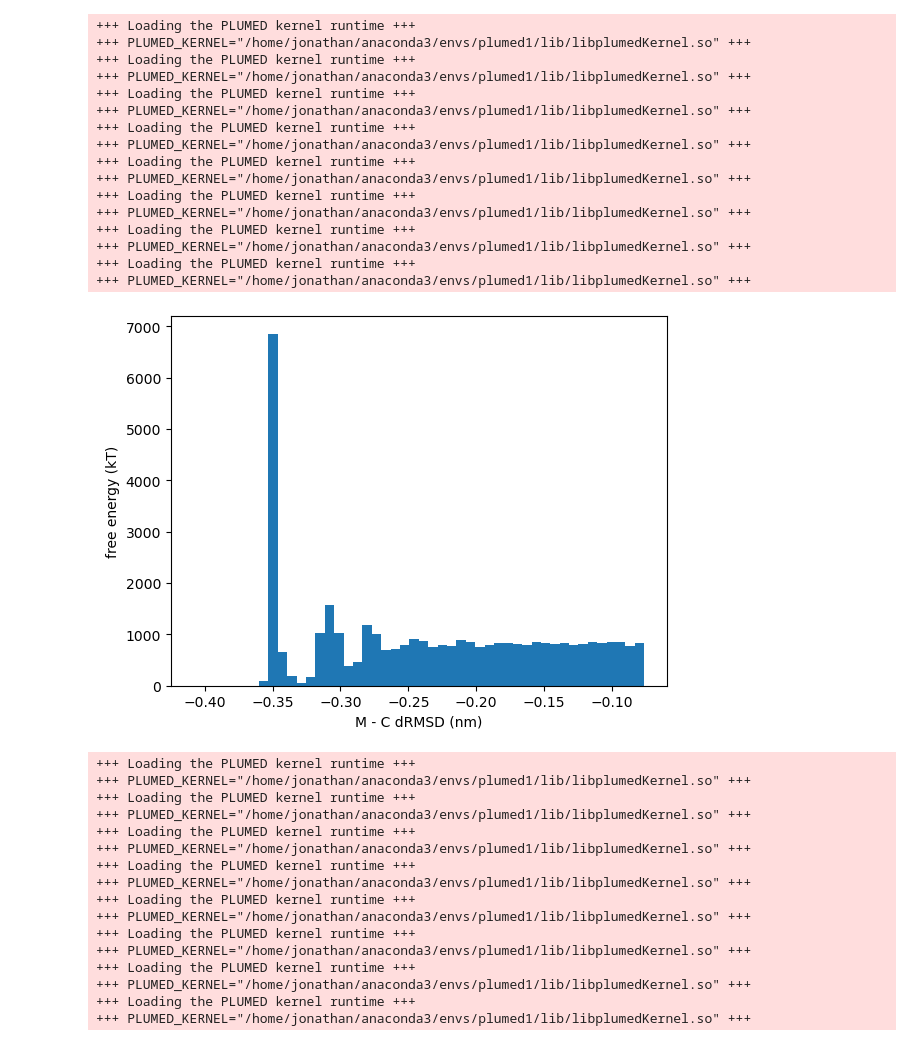
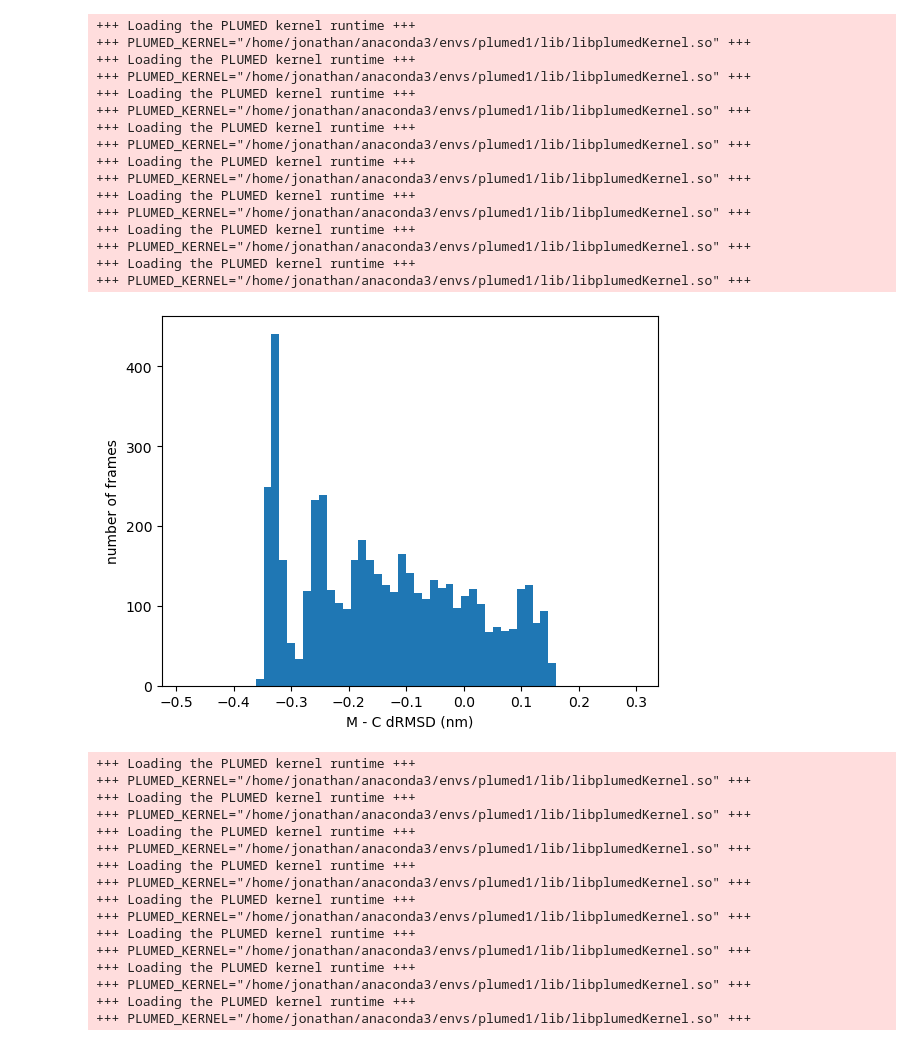
Before and after one commit to JonathanHB/aac1-nt-transport, a Jupyter notebook: metadynamics/run4/scripts/1d_analysis.ipynb, the cells around one changed output. Drawn from its saved outputs; the diff is of its cells as text; code cells hidden in the pictures.

```diff
--- a/metadynamics/run4/scripts/1d_analysis.ipynb
+++ b/metadynamics/run4/scripts/1d_analysis.ipynb
@@ -32,7 +154,5 @@ plt.plot(m_pc_f1b, m_energy)
 # %%
-nbins = len(c_pc_f1b)
-min_pc = min(c_pc_f1b)
-max_pc = max(c_pc_f1b)
+
 
 
 nwalkers = 8
@@ -42,7 +162,7 @@ for init_state in ["c","m"]:
     #sigma_all = []
 
     for walker in range(nwalkers):
-        infile = f"/home/jonathan/Documents/grabelab/aac1-nt-transport/metadynamics/run3/run_{init_state}/COLVAR.{walker}"
+        infile = f"/home/jonathan/Documents/grabelab/aac1-nt-transport/metadynamics/run4/run_{init_state}/COLVAR.{walker}"
         #infile = f"/home/jonathan/Documents/grabelab/aac1-ucp1/aac1/trajectories/plumed_tests/plumed/sys{system}/mwm{runnum}/{walker}/COLVAR"
         colvar=plumed.read_as_pandas(infile)
 
@@ -58,34 +178,42 @@ for init_state in ["c","m"]:
         #sigma_all+=sigma
 
 
     if init_state == "c":
         minx = delta_all[0]
     else:
         minx = -delta_all[0]
     #plt.figure(figsize=(4,4),dpi=600)
+    if init_state == "c":
+        nbins = len(c_pc_f1b)
+        min_pc = min(c_pc_f1b)
+        max_pc = max(c_pc_f1b)
+    elif init_state == "m":
+        nbins = len(m_pc_f1b)
+        min_pc = min(m_pc_f1b)
+        max_pc = max(m_pc_f1b)
     plt.hist(delta_all, bins=nbins, range=[min_pc, max_pc])
 
     plt.xlabel("M - C dRMSD (nm)")
     plt.ylabel("number of frames")
     plt.show()
 # %% [output]
 +++ Loading the PLUMED kernel runtime +++
 +++ PLUMED_KERNEL="/home/jonathan/anaconda3/envs/plumed1/lib/libplumedKernel.so" +++
 +++ Loading the PLUMED kernel runtime +++
 +++ PLUMED_KERNEL="/home/jonathan/anaconda3/envs/plumed1/lib/libplumedKernel.so" +++
 +++ Loading the PLUMED kernel runtime +++
 +++ PLUMED_KERNEL="/home/jonathan/anaconda3/envs/plumed1/lib/libplumedKernel.so" +++
 +++ Loading the PLUMED kernel runtime +++
 +++ PLUMED_KERNEL="/home/jonathan/anaconda3/envs/plumed1/lib/libplumedKernel.so" +++
 +++ Loading the PLUMED kernel runtime +++
 +++ PLUMED_KERNEL="/home/jonathan/anaconda3/envs/plumed1/lib/libplumedKernel.so" +++
 +++ Loading the PLUMED kernel runtime +++
 +++ PLUMED_KERNEL="/home/jonathan/anaconda3/envs/plumed1/lib/libplumedKernel.so" +++
 +++ Loading the PLUMED kernel runtime +++
 +++ PLUMED_KERNEL="/home/jonathan/anaconda3/envs/plumed1/lib/libplumedKernel.so" +++
 +++ Loading the PLUMED kernel runtime +++
 +++ PLUMED_KERNEL="/home/jonathan/anaconda3/envs/plumed1/lib/libplumedKernel.so" +++
-[figure, old version]
+[figure, new version]
 +++ Loading the PLUMED kernel runtime +++
 +++ PLUMED_KERNEL="/home/jonathan/anaconda3/envs/plumed1/lib/libplumedKernel.so" +++
 +++ Loading the PLUMED kernel runtime +++
```
Also changed, not shown: parts of 4 cells of this notebook, 2 other files.
